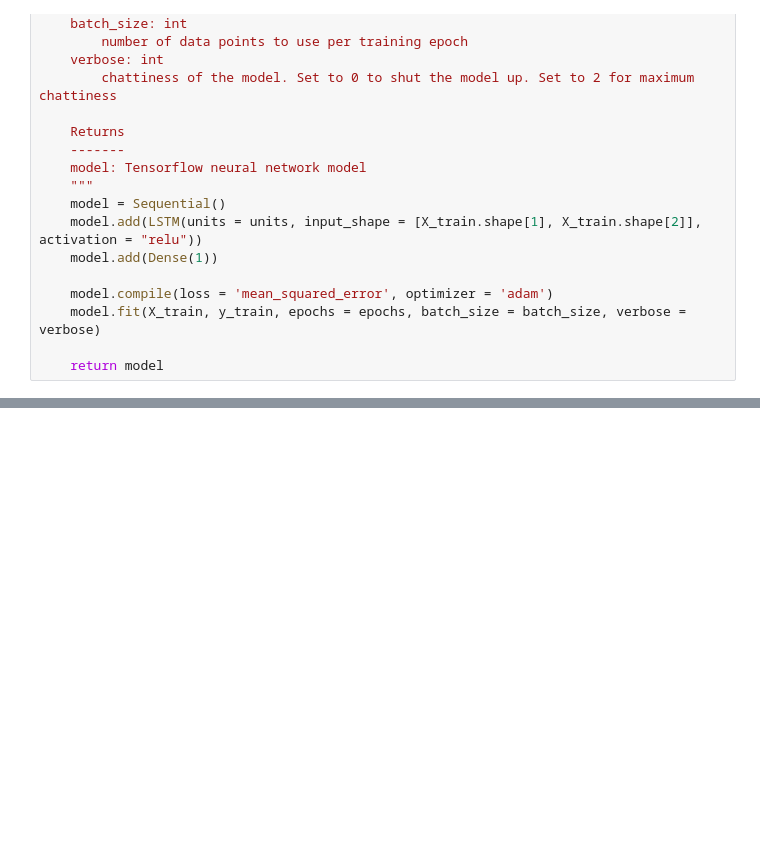
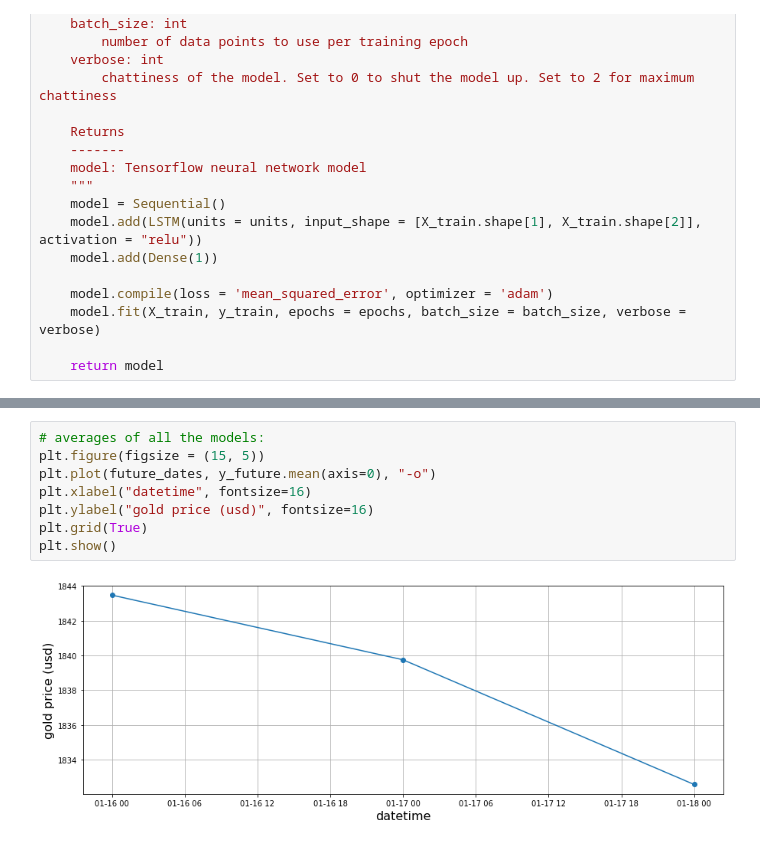
Before and after one commit to natsunoyuki/Data_Science, a Jupyter notebook: gold/gold_price.ipynb, the cells around one changed output, grey strips where cells are left out. Saved outputs shown, nothing was run; the diff lists cells and outputs as text; blank space fills up the shorter version.

```diff
--- a/gold/gold_price.ipynb
+++ b/gold/gold_price.ipynb
@@ -553,0 +563,10 @@ plt.show()
+# %%
+# averages of all the models:
+plt.figure(figsize = (15, 5))
+plt.plot(future_dates, y_future.mean(axis=0), "-o")
+plt.xlabel("datetime", fontsize=16)
+plt.ylabel("gold price (usd)", fontsize=16)
+plt.grid(True)
+plt.show()
+# %% [output]
+[figure, added]
```
Also changed, not shown: parts of 16 cells of this notebook.
